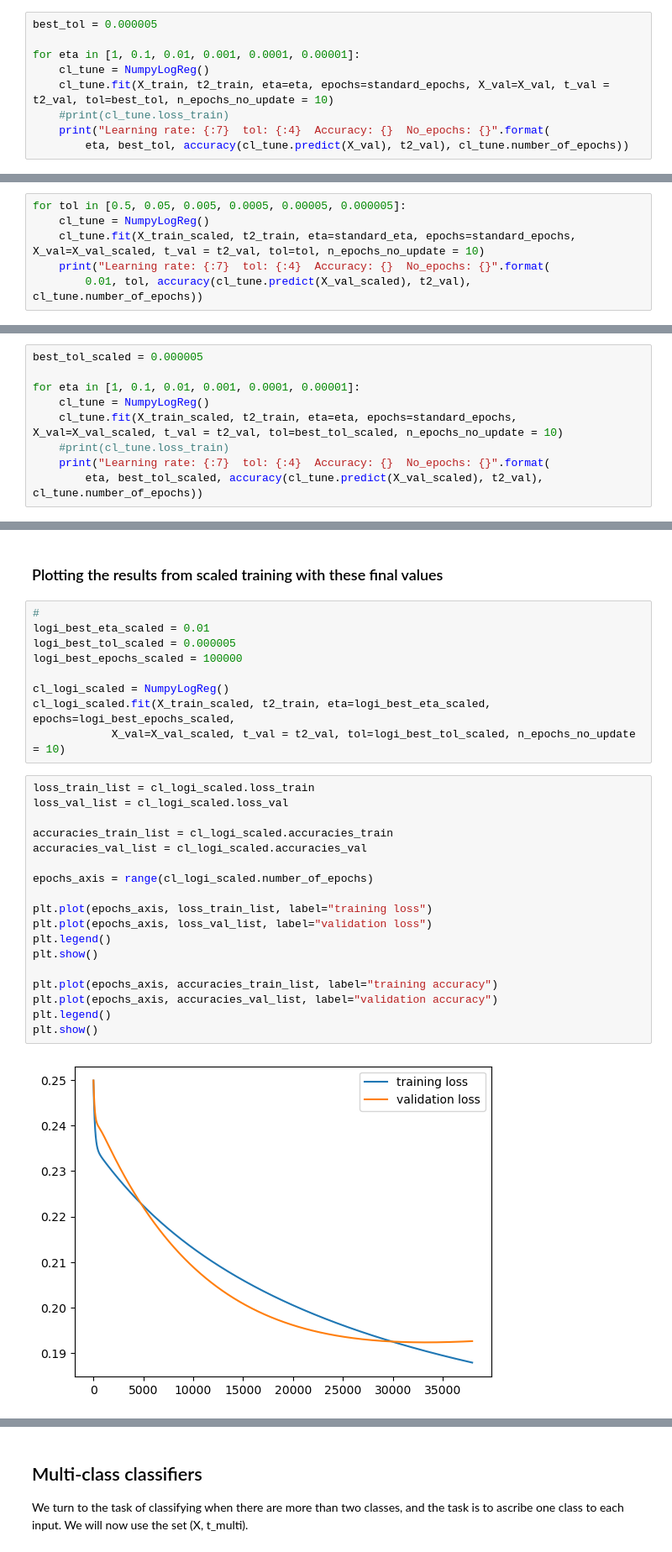
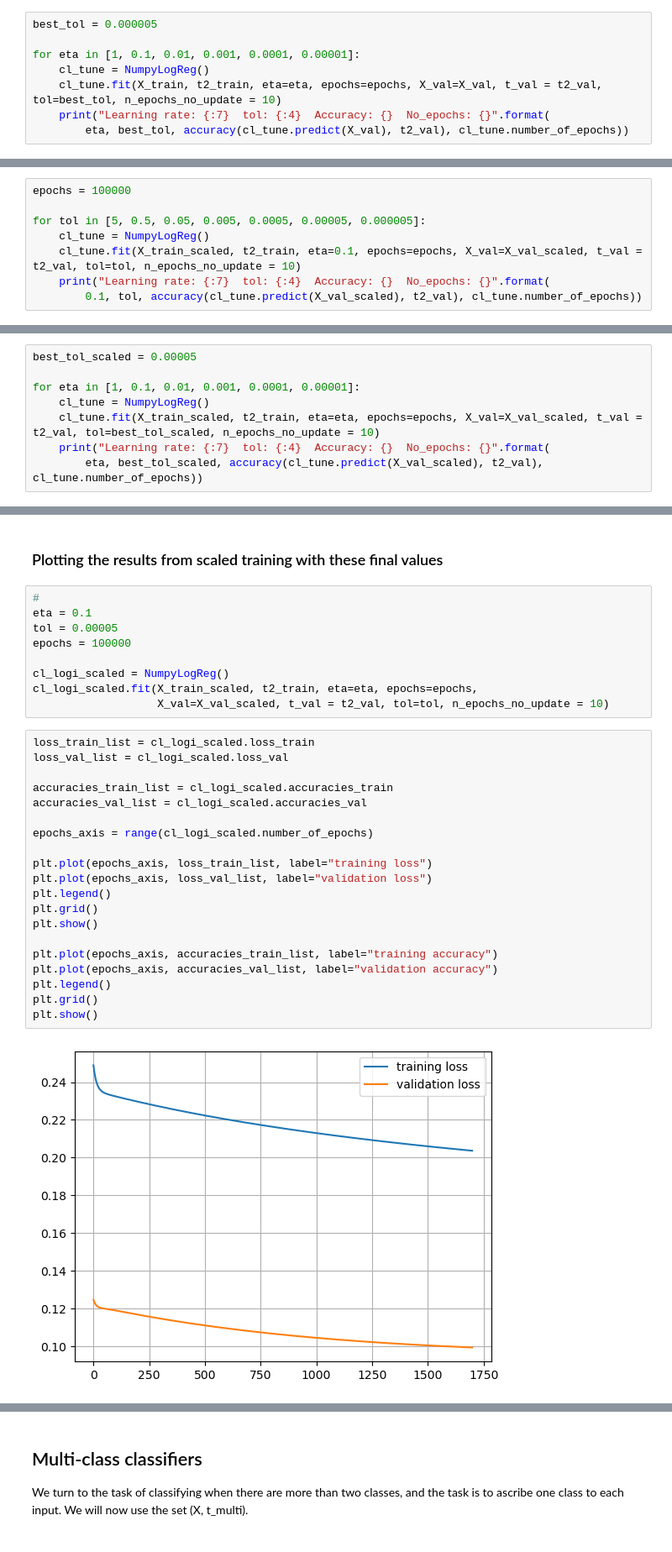
Before and after one commit to chrelerner/UiO-IN3050, a Jupyter notebook: in3050_in4050_2023_assignment_2/in3050_in4050_2023_assignment_2.ipynb, the cells around one changed output, grey strips where cells are left out. Shown at 84% size. Drawn from its saved outputs; the diff is of its cells as text.

```diff
--- a/in3050_in4050_2023_assignment_2/in3050_in4050_2023_assignment_2.ipynb
+++ b/in3050_in4050_2023_assignment_2/in3050_in4050_2023_assignment_2.ipynb
@@ -584,8 +597,7 @@ best_tol = 0.000005
 
 for eta in [1, 0.1, 0.01, 0.001, 0.0001, 0.00001]:
     cl_tune = NumpyLogReg()
-    cl_tune.fit(X_train, t2_train, eta=eta, epochs=standard_epochs, X_val=X_val, t_val = t2_val, tol=best_tol, n_epochs_no_update = 10)
-    #print(cl_tune.loss_train)
+    cl_tune.fit(X_train, t2_train, eta=eta, epochs=epochs, X_val=X_val, t_val = t2_val, tol=best_tol, n_epochs_no_update = 10)
     print("Learning rate: {:7}  tol: {:4}  Accuracy: {}  No_epochs: {}".format(
         eta, best_tol, accuracy(cl_tune.predict(X_val), t2_val), cl_tune.number_of_epochs))
 # %% [output]
@@ -603,9 +615,11 @@ With a tolerance of 0.000005 and learning rate of 0.1, the classifier has achiev
 
 ### Training various classifiers with scaling
 # %%
-for tol in [0.5, 0.05, 0.005, 0.0005, 0.00005, 0.000005]:
+epochs = 100000
+
+for tol in [5, 0.5, 0.05, 0.005, 0.0005, 0.00005, 0.000005]:
     cl_tune = NumpyLogReg()
-    cl_tune.fit(X_train_scaled, t2_train, eta=standard_eta, epochs=standard_epochs, X_val=X_val_scaled, t_val = t2_val, tol=tol, n_epochs_no_update = 10)
+    cl_tune.fit(X_train_scaled, t2_train, eta=0.1, epochs=epochs, X_val=X_val_scaled, t_val = t2_val, tol=tol, n_epochs_no_update = 10)
     print("Learning rate: {:7}  tol: {:4}  Accuracy: {}  No_epochs: {}".format(
-        0.01, tol, accuracy(cl_tune.predict(X_val_scaled), t2_val), cl_tune.number_of_epochs))
+        0.1, tol, accuracy(cl_tune.predict(X_val_scaled), t2_val), cl_tune.number_of_epochs))
 # %% [output]
@@ -618,10 +633,9 @@ Learning rate:    0.01  tol: 5e-06  Accuracy: 0.748  No_epochs: 37960
 # %%
-best_tol_scaled = 0.000005
+best_tol_scaled = 0.00005
 
 for eta in [1, 0.1, 0.01, 0.001, 0.0001, 0.00001]:
     cl_tune = NumpyLogReg()
-    cl_tune.fit(X_train_scaled, t2_train, eta=eta, epochs=standard_epochs, X_val=X_val_scaled, t_val = t2_val, tol=best_tol_scaled, n_epochs_no_update = 10)
-    #print(cl_tune.loss_train)
+    cl_tune.fit(X_train_scaled, t2_train, eta=eta, epochs=epochs, X_val=X_val_scaled, t_val = t2_val, tol=best_tol_scaled, n_epochs_no_update = 10)
     print("Learning rate: {:7}  tol: {:4}  Accuracy: {}  No_epochs: {}".format(
         eta, best_tol_scaled, accuracy(cl_tune.predict(X_val_scaled), t2_val), cl_tune.number_of_epochs))
 # %% [output]
@@ -641,30 +655,32 @@ With a tolerance of 0.000005 and learning rate of 0.01, the classifier has achie
 ### Plotting the results from scaled training with these final values
 # %%
 #
-logi_best_eta_scaled = 0.01
-logi_best_tol_scaled = 0.000005
-logi_best_epochs_scaled = 100000
+eta = 0.1
+tol = 0.00005
+epochs = 100000
 
 cl_logi_scaled = NumpyLogReg()
-cl_logi_scaled.fit(X_train_scaled, t2_train, eta=logi_best_eta_scaled, epochs=logi_best_epochs_scaled,
-            X_val=X_val_scaled, t_val = t2_val, tol=logi_best_tol_scaled, n_epochs_no_update = 10)
+cl_logi_scaled.fit(X_train_scaled, t2_train, eta=eta, epochs=epochs,
+                   X_val=X_val_scaled, t_val = t2_val, tol=tol, n_epochs_no_update = 10)
 # %%
 loss_train_list = cl_logi_scaled.loss_train
 loss_val_list = cl_logi_scaled.loss_val
 
 accuracies_train_list = cl_logi_scaled.accuracies_train
 accuracies_val_list = cl_logi_scaled.accuracies_val
 
 epochs_axis = range(cl_logi_scaled.number_of_epochs)
 
 plt.plot(epochs_axis, loss_train_list, label="training loss")
 plt.plot(epochs_axis, loss_val_list, label="validation loss")
 plt.legend()
+plt.grid()
 plt.show()
 
 plt.plot(epochs_axis, accuracies_train_list, label="training accuracy")
 plt.plot(epochs_axis, accuracies_val_list, label="validation accuracy")
 plt.legend()
+plt.grid()
 plt.show()
 # %% [output]
-[figure, old version]
+[figure, new version]
```
Also changed, not shown: parts of 33 cells of this notebook.
